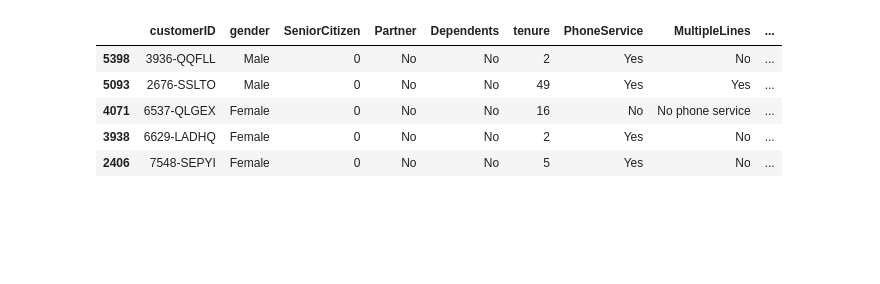
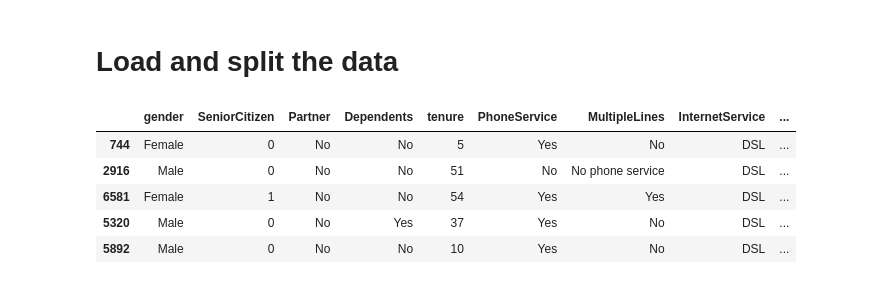
Before and after one commit to ppetrushenkov/churn_feature_importance_task, a Jupyter notebook: feature_importance.ipynb, the cells around one changed output. Cells and saved outputs as stored; diff of their text form; code cells hidden in the pictures; blank space fills up the shorter version.

```diff
--- a/feature_importance.ipynb
+++ b/feature_importance.ipynb
@@ -11,0 +1,2 @@ y = data['Churn']
+# %% [markdown]
+# Load and split the data
@@ -12,9 +48,34 @@ y = data['Churn']
+# %%
+# Load the data
+path = "data/WA_Fn-UseC_-Telco-Customer-Churn.csv"
+data = pd.read_csv(path)
+
+# Churn to boolean
+data['Churn'].replace({'No': False, 'Yes': True}, inplace=True)
+
+# TotalCharges to float
+data['TotalCharges'] = pd.to_numeric(data['TotalCharges'], errors='coerce')
+
+# All objects to categorical type
+data[data.select_dtypes(['object']).columns] = data.select_dtypes(['object'])\
+                                                    .apply(lambda x: x.astype('category'))
+data['SeniorCitizen'] = data['SeniorCitizen'].astype('category')
+
+# Drop needless column
+data.drop('customerID', axis=1, inplace=True)
+
+# Form X and y data
+X = data.drop('Churn', axis=1)
+y = data['Churn']
+
+# Form train and validate dataset
+X_train, X_val, y_train, y_val = train_test_split(X, y, test_size=0.2)
 # %%
-X.sample(5)
+X_train.sample(5)
 # %% [output]
-|  | customerID | gender | SeniorCitizen | Partner | Dependents | tenure | PhoneService | MultipleLines | ... |
-| 5398 | 3936-QQFLL | Male | 0 | No | No | 2 | Yes | No | ... |
-| 5093 | 2676-SSLTO | Male | 0 | No | No | 49 | Yes | Yes | ... |
-| 4071 | 6537-QLGEX | Female | 0 | No | No | 16 | No | No phone service | ... |
-| 3938 | 6629-LADHQ | Female | 0 | No | No | 2 | Yes | No | ... |
-| 2406 | 7548-SEPYI | Female | 0 | No | No | 5 | Yes | No | ... |
+|  | gender | SeniorCitizen | Partner | Dependents | tenure | PhoneService | MultipleLines | InternetService | ... |
+| 744 | Female | 0 | No | No | 5 | Yes | No | DSL | ... |
+| 2916 | Male | 0 | No | No | 51 | No | No phone service | DSL | ... |
+| 6581 | Female | 1 | No | No | 54 | Yes | Yes | DSL | ... |
+| 5320 | Male | 0 | No | Yes | 37 | Yes | No | DSL | ... |
+| 5892 | Male | 0 | No | No | 10 | Yes | No | DSL | ... |
```
Also changed, not shown: parts of 24 cells of this notebook.
